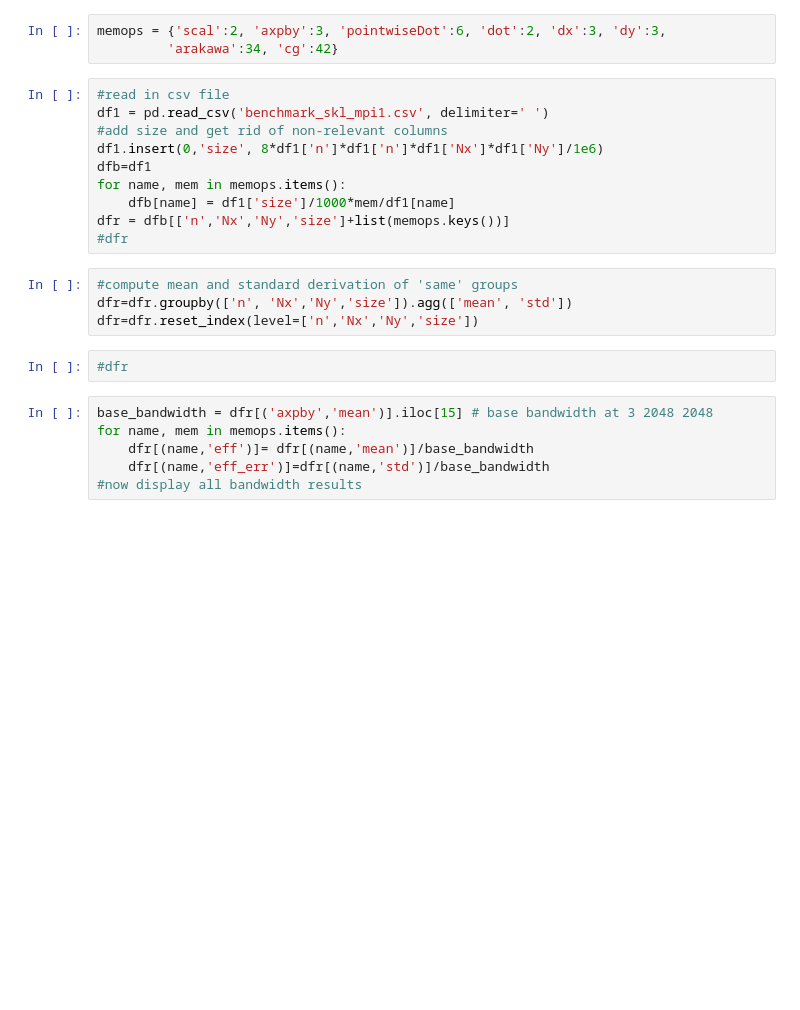
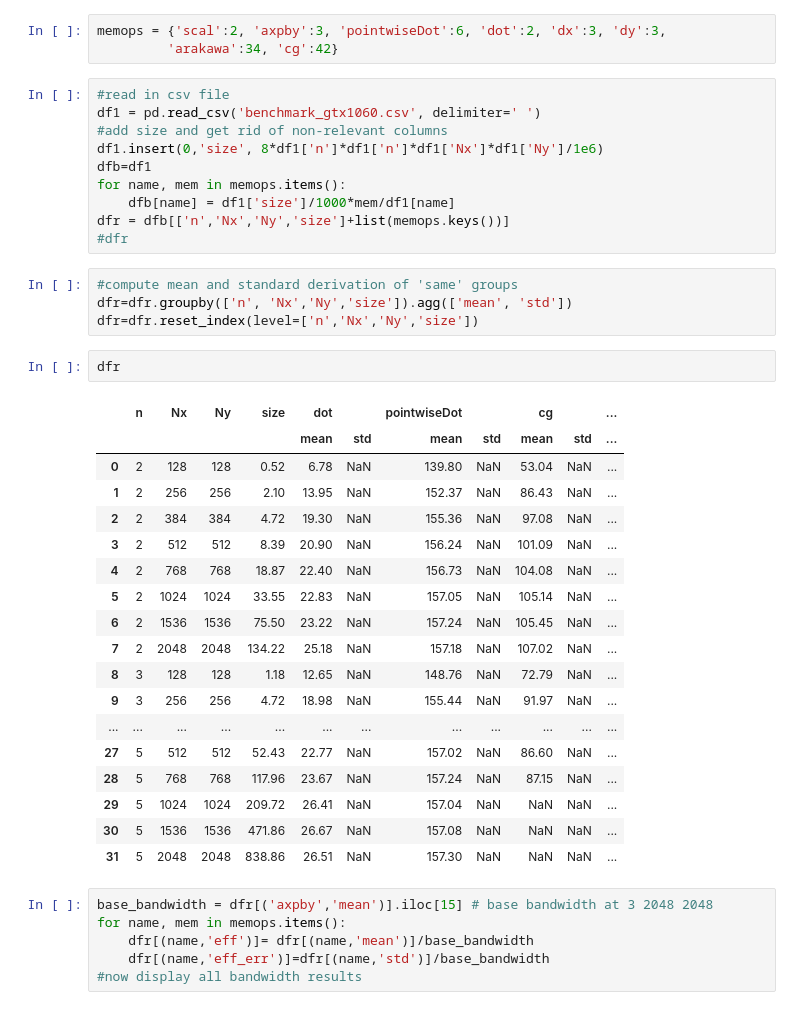
Before and after one commit to mwiesenberger/performance, a Jupyter notebook: analysis.ipynb, the cells around one changed output. Cells and saved outputs as stored; diff of their text form; blank space fills up the shorter version.

```diff
--- a/analysis.ipynb
+++ b/analysis.ipynb
@@ -7,7 +7,7 @@ memops = {'scal':2, 'axpby':3, 'pointwiseDot':6, 'dot':2, 'dx':3, 'dy':3,
          'arakawa':34, 'cg':42}
 # %%
 #read in csv file
-df1 = pd.read_csv('benchmark_skl_mpi1.csv', delimiter=' ')
+df1 = pd.read_csv('benchmark_gtx1060.csv', delimiter=' ')
 #add size and get rid of non-relevant columns
 df1.insert(0,'size', 8*df1['n']*df1['n']*df1['Nx']*df1['Ny']/1e6)
 dfb=df1
@@ -19,8 +19,27 @@ dfr = dfb[['n','Nx','Ny','size']+list(memops.keys())]
 #compute mean and standard derivation of 'same' groups
 dfr=dfr.groupby(['n', 'Nx','Ny','size']).agg(['mean', 'std'])
 dfr=dfr.reset_index(level=['n','Nx','Ny','size'])
-# %%
-#dfr
+# %%
+dfr
+# %% [output]
+|  | n | Nx | Ny | size | dot |  | pointwiseDot |  | cg |  | ... |
+|  |  |  |  |  | mean | std | mean | std | mean | std | ... |
+| 0 | 2 | 128 | 128 | 0.52 | 6.78 | NaN | 139.80 | NaN | 53.04 | NaN | ... |
+| 1 | 2 | 256 | 256 | 2.10 | 13.95 | NaN | 152.37 | NaN | 86.43 | NaN | ... |
+| 2 | 2 | 384 | 384 | 4.72 | 19.30 | NaN | 155.36 | NaN | 97.08 | NaN | ... |
+| 3 | 2 | 512 | 512 | 8.39 | 20.90 | NaN | 156.24 | NaN | 101.09 | NaN | ... |
+| 4 | 2 | 768 | 768 | 18.87 | 22.40 | NaN | 156.73 | NaN | 104.08 | NaN | ... |
+| 5 | 2 | 1024 | 1024 | 33.55 | 22.83 | NaN | 157.05 | NaN | 105.14 | NaN | ... |
+| 6 | 2 | 1536 | 1536 | 75.50 | 23.22 | NaN | 157.24 | NaN | 105.45 | NaN | ... |
+| 7 | 2 | 2048 | 2048 | 134.22 | 25.18 | NaN | 157.18 | NaN | 107.02 | NaN | ... |
+| 8 | 3 | 128 | 128 | 1.18 | 12.65 | NaN | 148.76 | NaN | 72.79 | NaN | ... |
+| 9 | 3 | 256 | 256 | 4.72 | 18.98 | NaN | 155.44 | NaN | 91.97 | NaN | ... |
+| ... | ... | ... | ... | ... | ... | ... | ... | ... | ... | ... | ... |
+| 27 | 5 | 512 | 512 | 52.43 | 22.77 | NaN | 157.02 | NaN | 86.60 | NaN | ... |
+| 28 | 5 | 768 | 768 | 117.96 | 23.67 | NaN | 157.24 | NaN | 87.15 | NaN | ... |
+| 29 | 5 | 1024 | 1024 | 209.72 | 26.41 | NaN | 157.04 | NaN | NaN | NaN | ... |
+| 30 | 5 | 1536 | 1536 | 471.86 | 26.67 | NaN | 157.08 | NaN | NaN | NaN | ... |
+| 31 | 5 | 2048 | 2048 | 838.86 | 26.51 | NaN | 157.30 | NaN | NaN | NaN | ... |
 # %%
 base_bandwidth = dfr[('axpby','mean')].iloc[15] # base bandwidth at 3 2048 2048
 for name, mem in memops.items():
```
Also changed, not shown: parts of 2 cells of this notebook, 2 other files.
